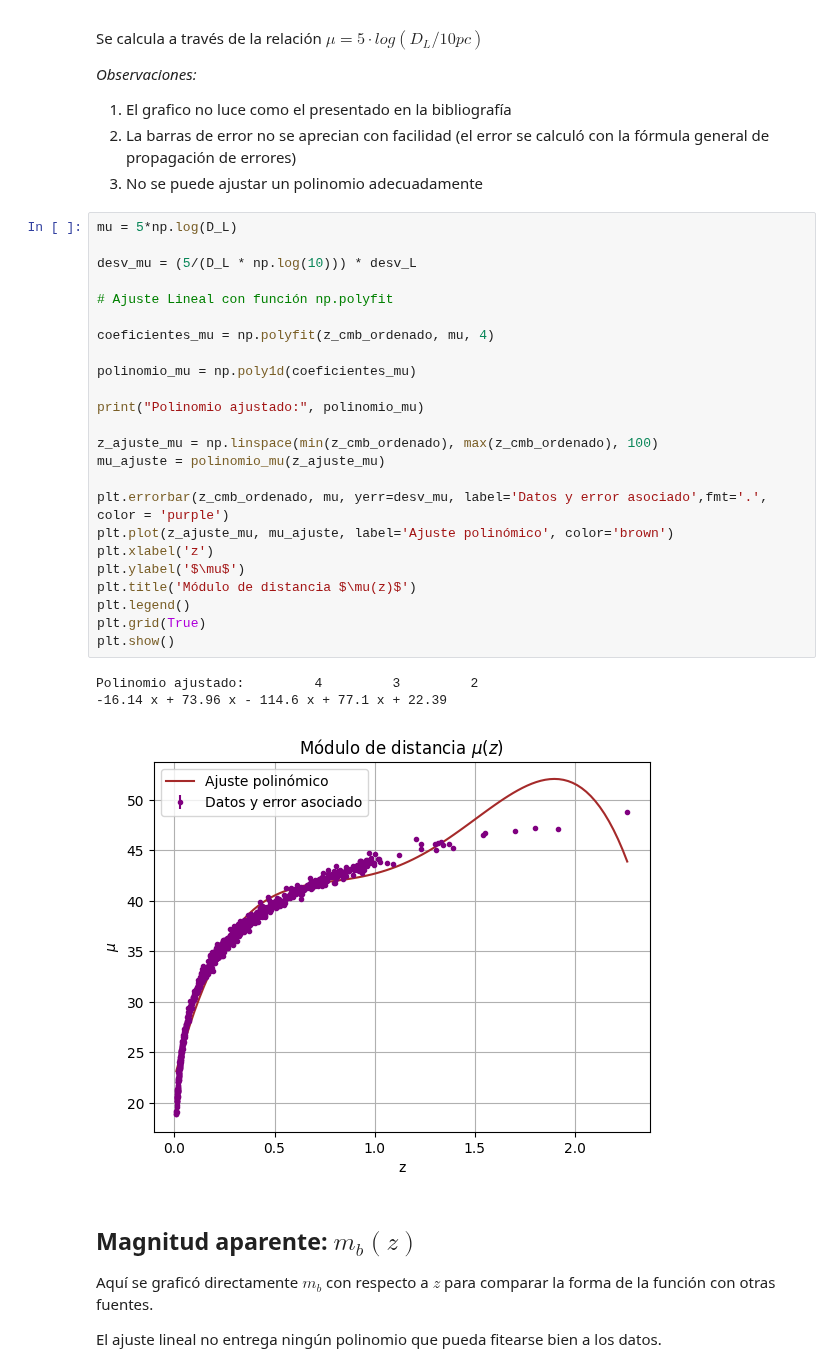
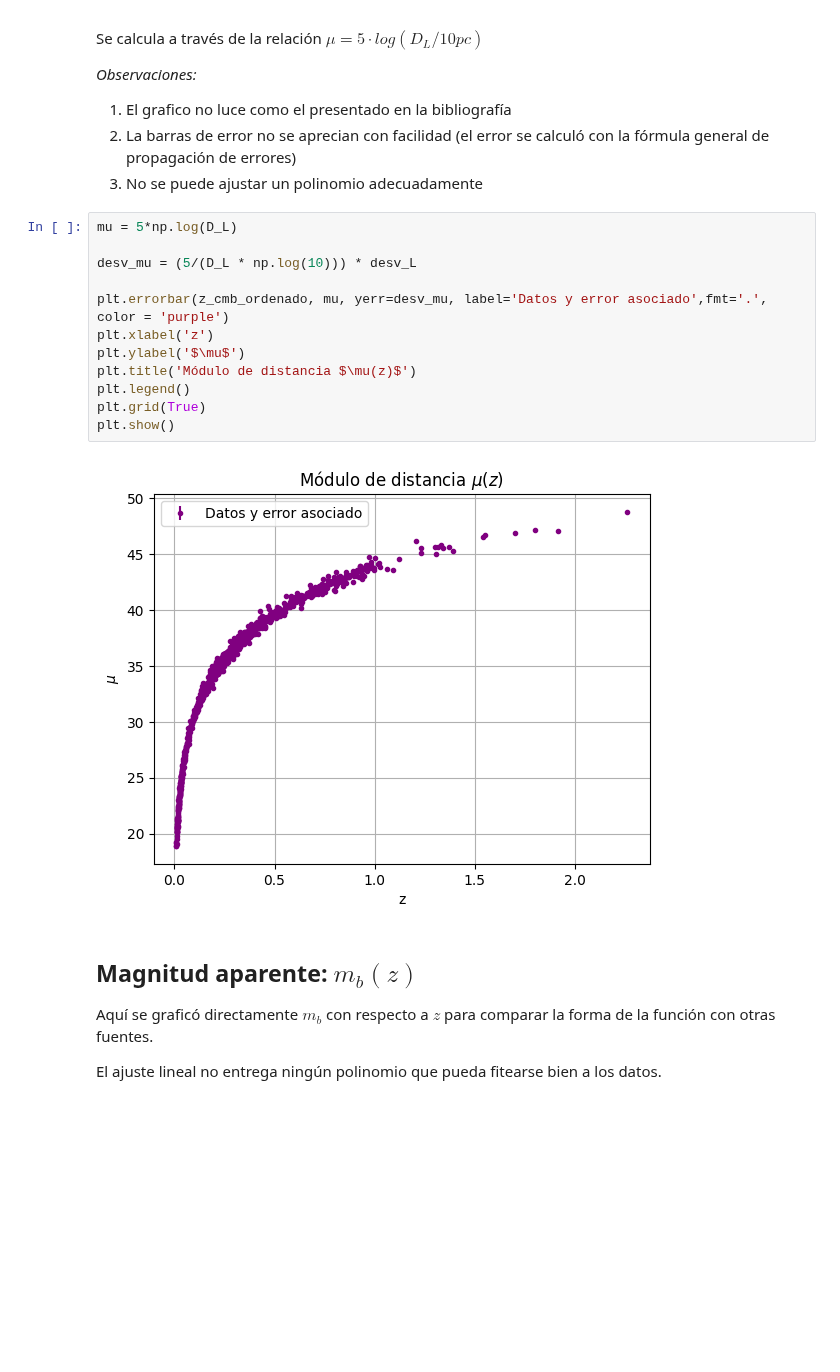
Before and after one commit to XimePS/Practica-DFI, a Jupyter notebook: Codigo con Pantheon.ipynb, the cells around one changed output. Drawn from its saved outputs; the diff is of its cells as text; blank space fills up the shorter version.

```diff
--- a/Codigo con Pantheon.ipynb
+++ b/Codigo con Pantheon.ipynb
@@ -182,31 +134,17 @@ Se calcula a través de la relación $\mu = 5 \cdot log(D_L / 10 pc)$
 # %%
 mu = 5*np.log(D_L)
 
 desv_mu = (5/(D_L * np.log(10))) * desv_L
 
-# Ajuste Lineal con función np.polyfit
-
-coeficientes_mu = np.polyfit(z_cmb_ordenado, mu, 4)
-
-polinomio_mu = np.poly1d(coeficientes_mu)
-
-print("Polinomio ajustado:", polinomio_mu)
-
-z_ajuste_mu = np.linspace(min(z_cmb_ordenado), max(z_cmb_ordenado), 100)
-mu_ajuste = polinomio_mu(z_ajuste_mu)
-
 plt.errorbar(z_cmb_ordenado, mu, yerr=desv_mu, label='Datos y error asociado',fmt='.', color = 'purple')
-plt.plot(z_ajuste_mu, mu_ajuste, label='Ajuste polinómico', color='brown')
 plt.xlabel('z')
 plt.ylabel('$\mu$')
 plt.title('Módulo de distancia $\mu(z)$')
 plt.legend()
 plt.grid(True)
 plt.show()
 # %% [output]
-Polinomio ajustado:         4         3         2
--16.14 x + 73.96 x - 114.6 x + 77.1 x + 22.39
-[figure, old version]
+[figure, new version]
 # %% [markdown]
 ## Magnitud aparente: $m_b(z)$
 
```
Also changed, not shown: parts of 17 cells of this notebook, 2 other files.
